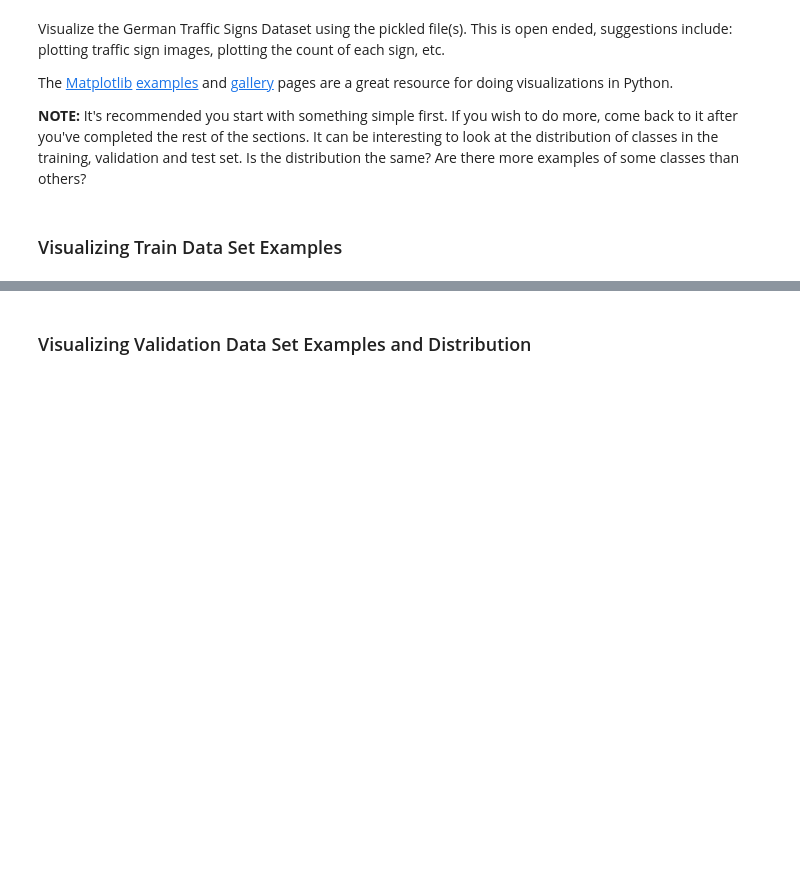
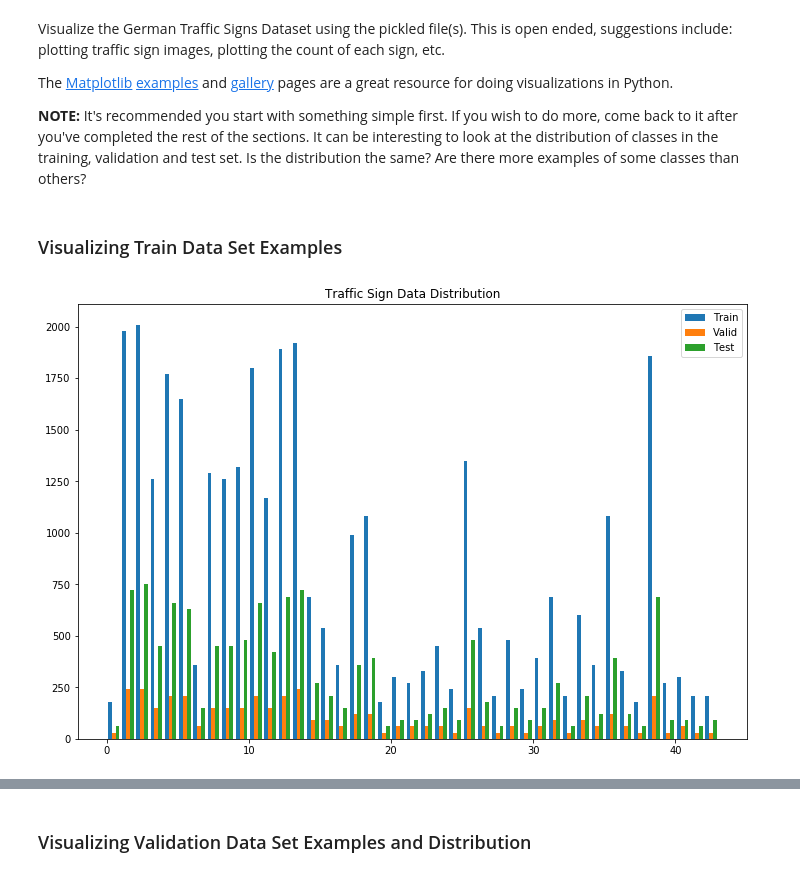
Before and after one commit to dgelven1/Udacity-Self-Driving-Car-, a Jupyter notebook: CarND-Traffic-Sign-Classifier-Project/Traffic_Sign_Classifier_V3.ipynb, the cells around one changed output, grey strips where cells are left out. Drawn from its saved outputs; the diff is of its cells as text; code cells hidden in the pictures; blank space fills up the shorter version.

Commit message:
Adding Images

```diff
--- a/CarND-Traffic-Sign-Classifier-Project/Traffic_Sign_Classifier_V3.ipynb
+++ b/CarND-Traffic-Sign-Classifier-Project/Traffic_Sign_Classifier_V3.ipynb
@@ -114,14 +120,17 @@ The [Matplotlib](http://matplotlib.org/) [examples](http://matplotlib.org/exampl
 # %%
 bins = np.arange(0,44,1).tolist()
 
 histogram = np.histogram(y_train, bins=bins)
 #print(histogram[0])
 #print(histogram[1])
-plt.figure(figsize=(12,8))
+fig = plt.figure(figsize=(12,8))
 plt.hist([y_train, y_valid, y_test], bins = bins, label=['Train', 'Valid', 'Test'])
 plt.title("Traffic Sign Data Distribution")
 plt.legend(loc='upper right')
 plt.show()
+fig.savefig('Writeup_images/Data_set_histogram.png')
+# %% [output]
+[figure, added]
 # %%
 cols = 3
 rows = 3
```
Also changed, not shown: parts of 19 cells of this notebook, 12 other files.
